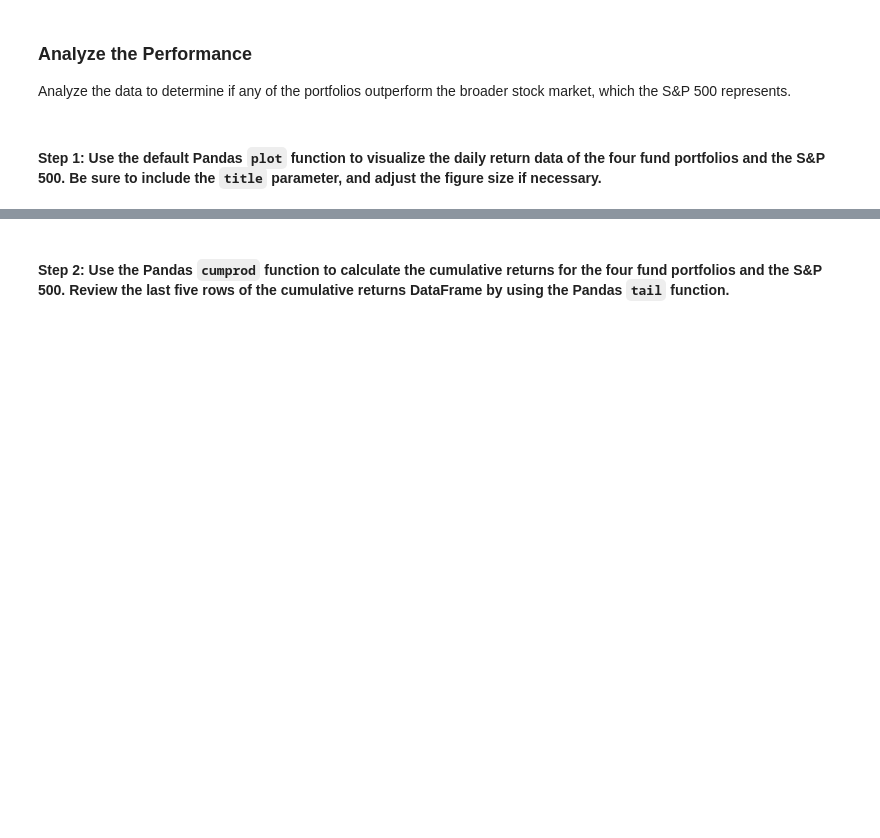
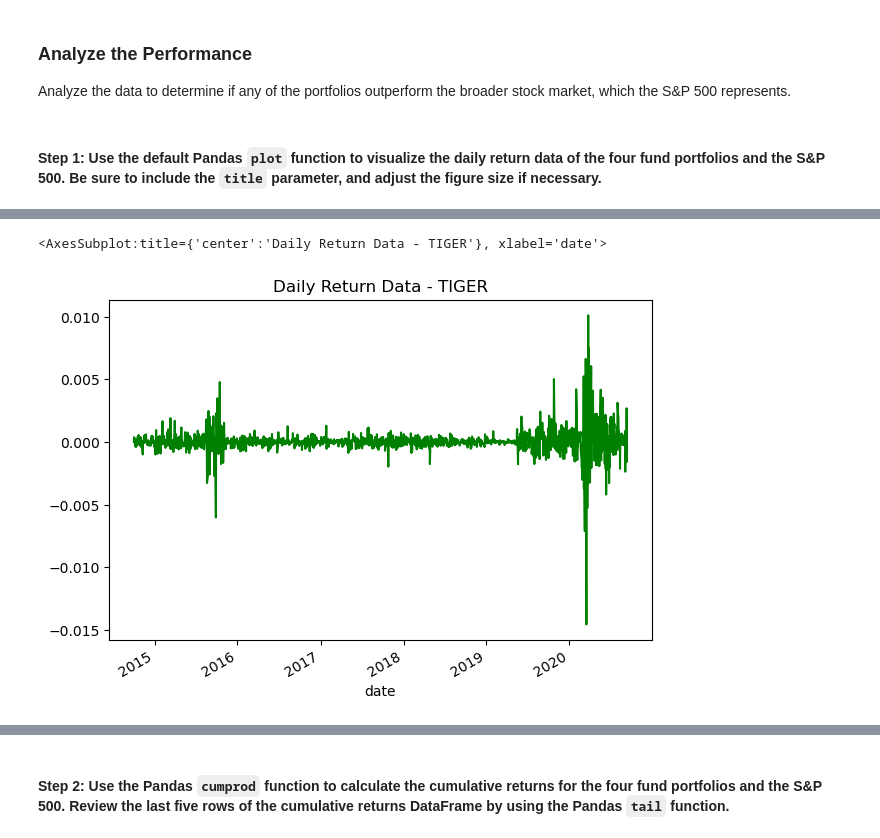
Before and after one commit to djohnst914/Risk_Analysis_Investment_Opportunities, a Jupyter notebook: risk_return_analysis.ipynb, the cells around one changed output, grey strips where cells are left out. Drawn from its saved outputs; the diff is of its cells as text; code cells hidden in the pictures; blank space fills up the shorter version.

```diff
--- a/risk_return_analysis.ipynb
+++ b/risk_return_analysis.ipynb
@@ -158,0 +174,6 @@ Analyze the data to determine if any of the portfolios outperform the broader st
+# %%
+# Plot Tiger for better visualization if needed
+whale_navs_daily_returns_df["TIGER GLOBAL MANAGEMENT LLC"].plot(figsize=(7,5), title="Daily Return Data - TIGER", color="green")
+# %% [output]
+<AxesSubplot:title={'center':'Daily Return Data - TIGER'}, xlabel='date'>
+[figure, added]
```
Also changed, not shown: parts of 4 cells of this notebook.
